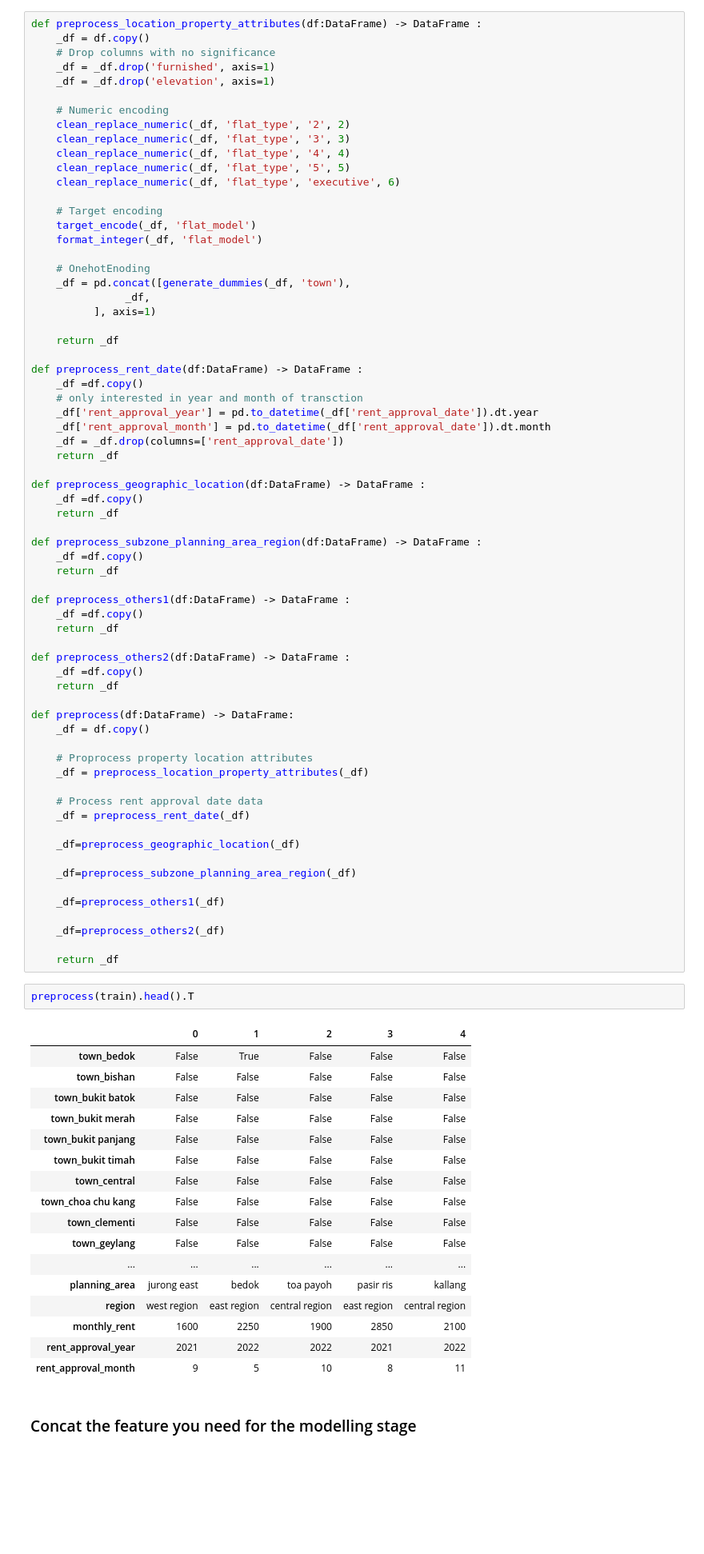
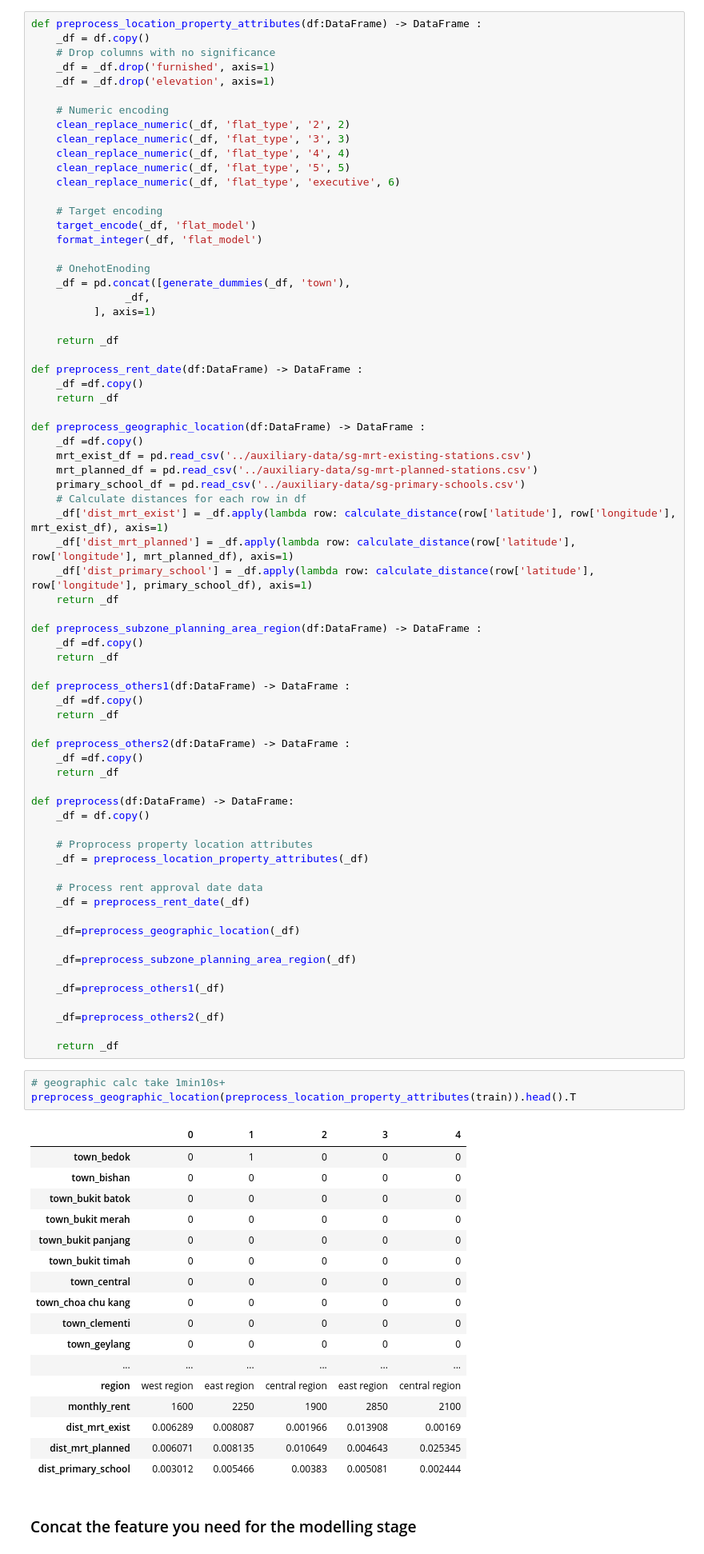
Before and after one commit to royceljh/CS5228-ML-Project, a Jupyter notebook: main/Preprocessing.ipynb, the cells around one changed output. Shown at 80% size. Cells and saved outputs as stored; diff of their text form; blank space fills up the shorter version.

Commit message:
apply geographic location

```diff
--- a/main/Preprocessing.ipynb
+++ b/main/Preprocessing.ipynb
@@ -56,14 +76,17 @@ def preprocess_location_property_attributes(df:DataFrame) -> DataFrame :
 
 def preprocess_rent_date(df:DataFrame) -> DataFrame :
     _df =df.copy()
-    # only interested in year and month of transction
-    _df['rent_approval_year'] = pd.to_datetime(_df['rent_approval_date']).dt.year
-    _df['rent_approval_month'] = pd.to_datetime(_df['rent_approval_date']).dt.month
-    _df = _df.drop(columns=['rent_approval_date'])
     return _df
 
 def preprocess_geographic_location(df:DataFrame) -> DataFrame :
     _df =df.copy()
+    mrt_exist_df = pd.read_csv('../auxiliary-data/sg-mrt-existing-stations.csv')
+    mrt_planned_df = pd.read_csv('../auxiliary-data/sg-mrt-planned-stations.csv')
+    primary_school_df = pd.read_csv('../auxiliary-data/sg-primary-schools.csv')
+    # Calculate distances for each row in df
+    _df['dist_mrt_exist'] = _df.apply(lambda row: calculate_distance(row['latitude'], row['longitude'], mrt_exist_df), axis=1)
+    _df['dist_mrt_planned'] = _df.apply(lambda row: calculate_distance(row['latitude'], row['longitude'], mrt_planned_df), axis=1)
+    _df['dist_primary_school'] = _df.apply(lambda row: calculate_distance(row['latitude'], row['longitude'], primary_school_df), axis=1)
     return _df
 
 def preprocess_subzone_planning_area_region(df:DataFrame) -> DataFrame :
@@ -97,25 +120,26 @@ def preprocess(df:DataFrame) -> DataFrame:
 
     return _df
 # %%
-preprocess(train).head().T
+# geographic calc take 1min10s+
+preprocess_geographic_location(preprocess_location_property_attributes(train)).head().T
 # %% [output]
 |  | 0 | 1 | 2 | 3 | 4 |
-| town_bedok | False | True | False | False | False |
-| town_bishan | False | False | False | False | False |
-| town_bukit batok | False | False | False | False | False |
-| town_bukit merah | False | False | False | False | False |
-| town_bukit panjang | False | False | False | False | False |
-| town_bukit timah | False | False | False | False | False |
-| town_central | False | False | False | False | False |
-| town_choa chu kang | False | False | False | False | False |
-| town_clementi | False | False | False | False | False |
-| town_geylang | False | False | False | False | False |
+| town_bedok | 0 | 1 | 0 | 0 | 0 |
+| town_bishan | 0 | 0 | 0 | 0 | 0 |
+| town_bukit batok | 0 | 0 | 0 | 0 | 0 |
+| town_bukit merah | 0 | 0 | 0 | 0 | 0 |
+| town_bukit panjang | 0 | 0 | 0 | 0 | 0 |
+| town_bukit timah | 0 | 0 | 0 | 0 | 0 |
+| town_central | 0 | 0 | 0 | 0 | 0 |
+| town_choa chu kang | 0 | 0 | 0 | 0 | 0 |
+| town_clementi | 0 | 0 | 0 | 0 | 0 |
+| town_geylang | 0 | 0 | 0 | 0 | 0 |
 | ... | ... | ... | ... | ... | ... |
-| planning_area | jurong east | bedok | toa payoh | pasir ris | kallang |
 | region | west region | east region | central region | east region | central region |
 | monthly_rent | 1600 | 2250 | 1900 | 2850 | 2100 |
-| rent_approval_year | 2021 | 2022 | 2022 | 2021 | 2022 |
-| rent_approval_month | 9 | 5 | 10 | 8 | 11 |
+| dist_mrt_exist | 0.006289 | 0.008087 | 0.001966 | 0.013908 | 0.00169 |
+| dist_mrt_planned | 0.006071 | 0.008135 | 0.010649 | 0.004643 | 0.025345 |
+| dist_primary_school | 0.003012 | 0.005466 | 0.00383 | 0.005081 | 0.002444 |
 # %% [markdown]
 ### Concat the feature you need for the modelling stage
 # %%
```
Also changed, not shown: parts of 2 cells of this notebook.
